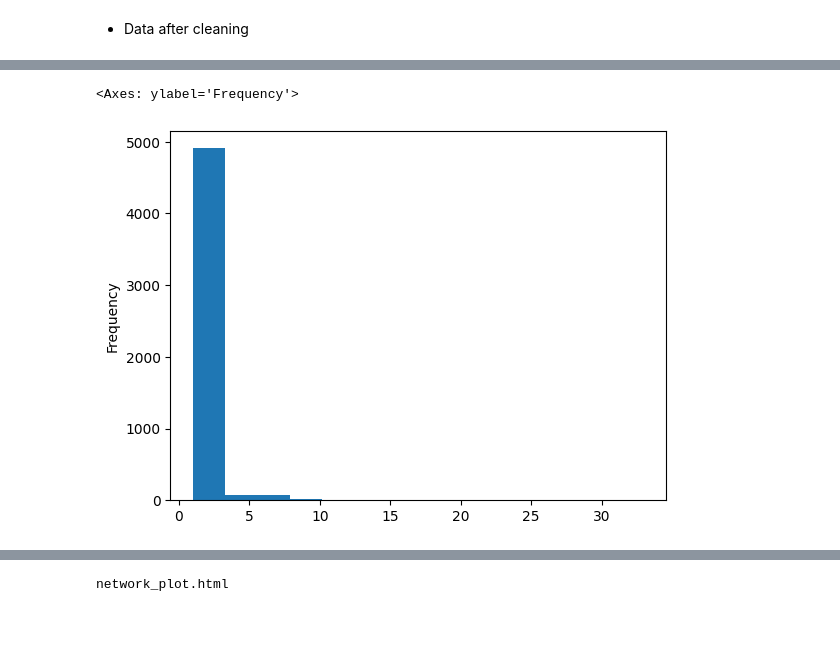
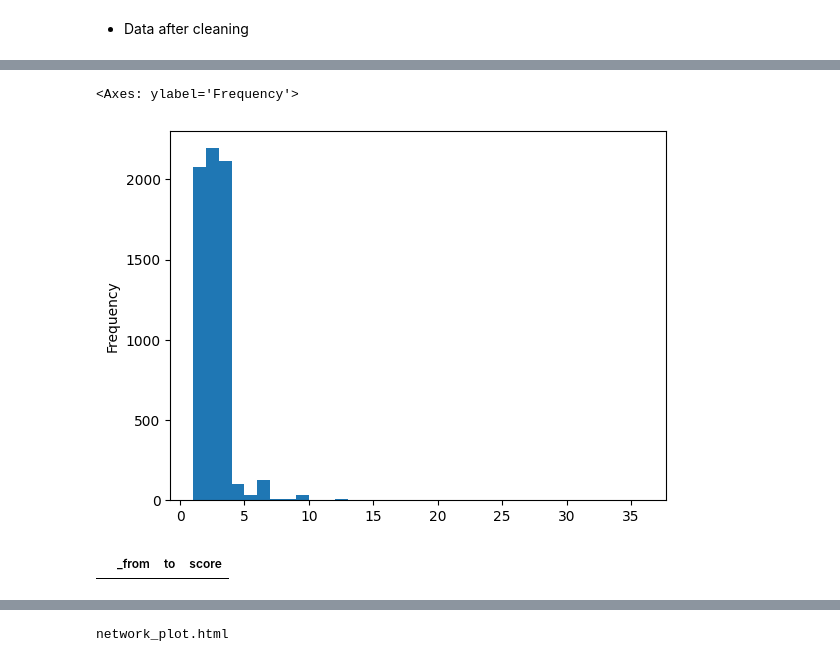
Before and after one commit to alejomaar/Network-Science-for-Data-Analytics, a Jupyter notebook: term_project/term_project.ipynb, the cells around one changed output, grey strips where cells are left out. Cells and saved outputs as stored; diff of their text form; code cells hidden in the pictures; blank space fills up the shorter version.

```diff
--- a/term_project/term_project.ipynb
+++ b/term_project/term_project.ipynb
@@ -193,7 +249,7 @@ def text_to_network(words: list[str]):
     return network_dictionary
 # %%
 network_dict_dataset = []
-network_dict_dataset.extend([text_to_network(doc.split()) for doc in documents])
+network_dict_dataset.extend([text_to_network(doc.split()) for doc in documents if len(doc.split())>=5])
 network_dict_dataset = [relation for sentence in network_dict_dataset for relation in sentence]
 # %%
 network_df = pd.DataFrame(network_dict_dataset)
@@ -235,5 +319,5 @@ len(score_network_df)
 # %%
-score_network_df.score.plot.hist(bins=14)
+score_network_df.score.plot.hist(bins=35)
 # %% [output]
 <Axes: ylabel='Frequency'>
-[figure, old version]
+[figure, new version]
@@ -249,0 +324,4 @@ for _, row in score_network_df.iterrows():
+# %%
+score_network_df[score_network_df['_from']=='ver']
+# %% [output]
+|  | _from | to | score |
```
Also changed, not shown: parts of 13 cells of this notebook, 1 other file.
